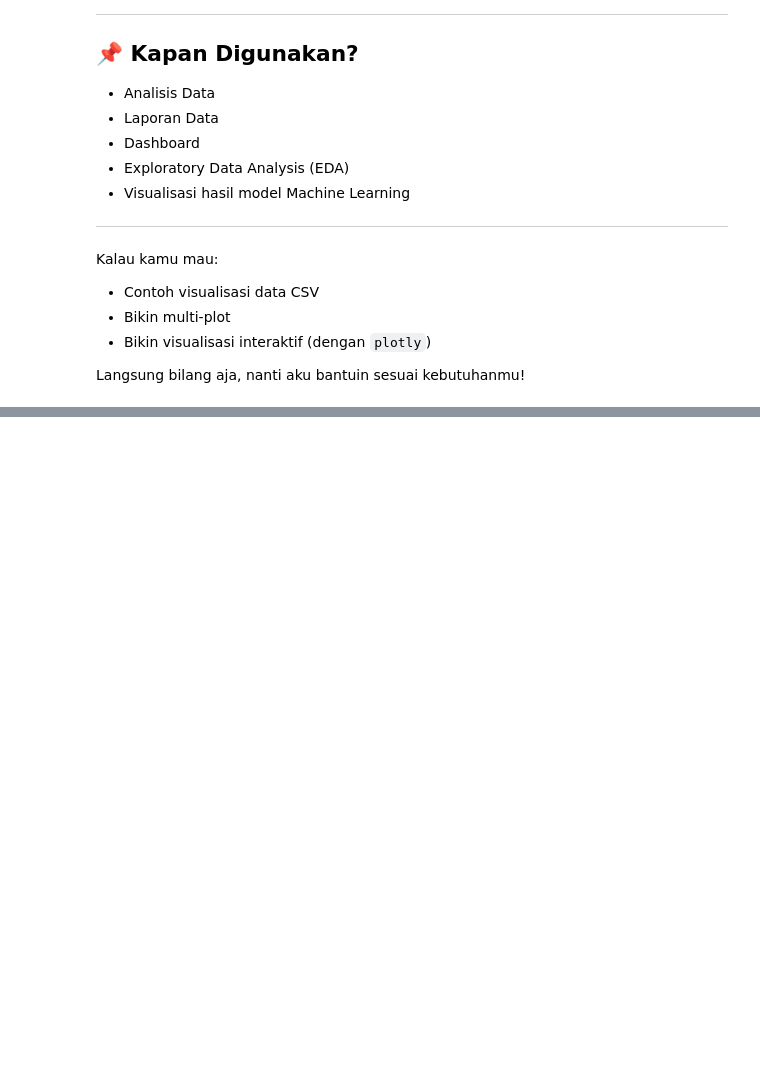
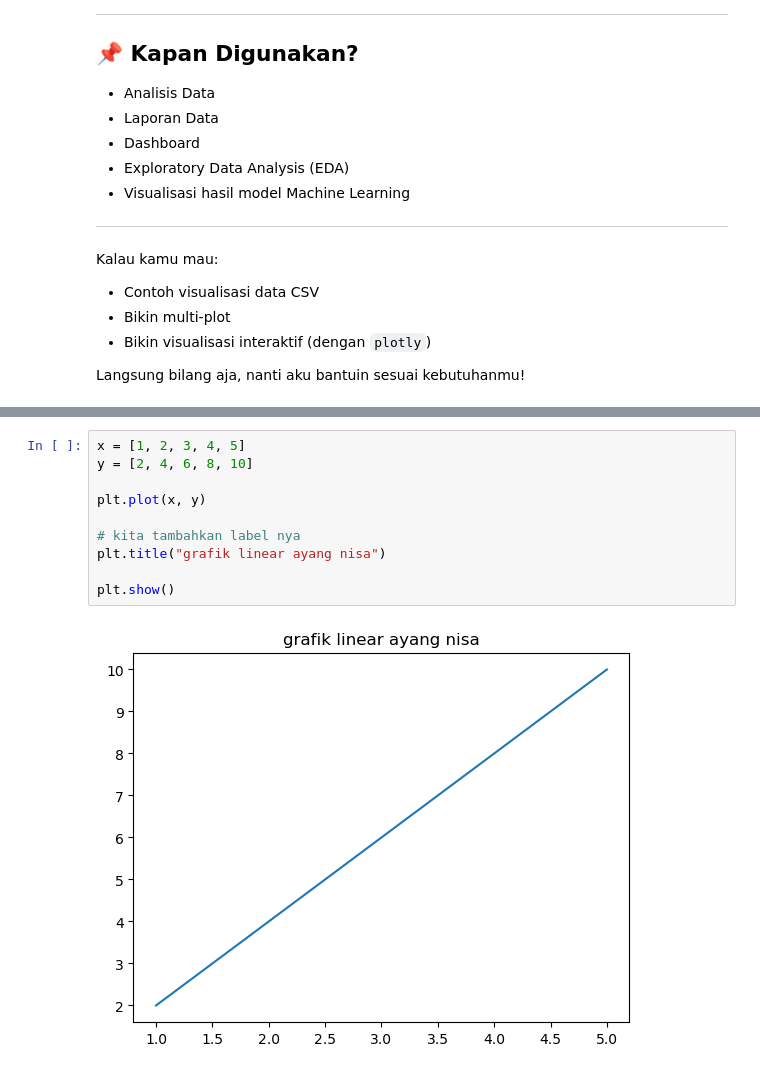
Before and after one commit to TurmaeUrsorum/belajar-piton, a Jupyter notebook: 11. Data Visualization Matplotlib/matplotlib.ipynb, the cells around one changed output, grey strips where cells are left out. Saved outputs shown, nothing was run; the diff lists cells and outputs as text; blank space fills up the shorter version.

```diff
--- a/11. Data Visualization Matplotlib/matplotlib.ipynb
+++ b/11. Data Visualization Matplotlib/matplotlib.ipynb
@@ -86,0 +106,12 @@ Langsung bilang aja, nanti aku bantuin sesuai kebutuhanmu!
+# %%
+x = [1, 2, 3, 4, 5]
+y = [2, 4, 6, 8, 10]
+
+plt.plot(x, y)
+
+# kita tambahkan label nya
+plt.title("grafik linear ayang nisa")
+
+plt.show()
+# %% [output]
+[figure, added]
```
Also changed, not shown: parts of 10 cells of this notebook.
